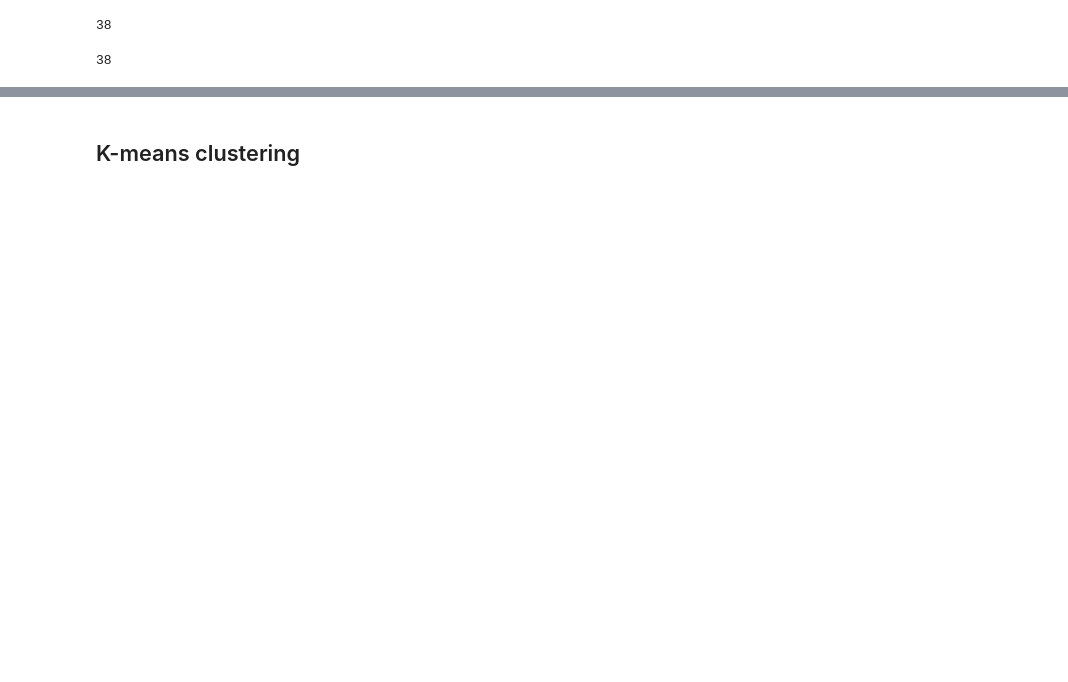
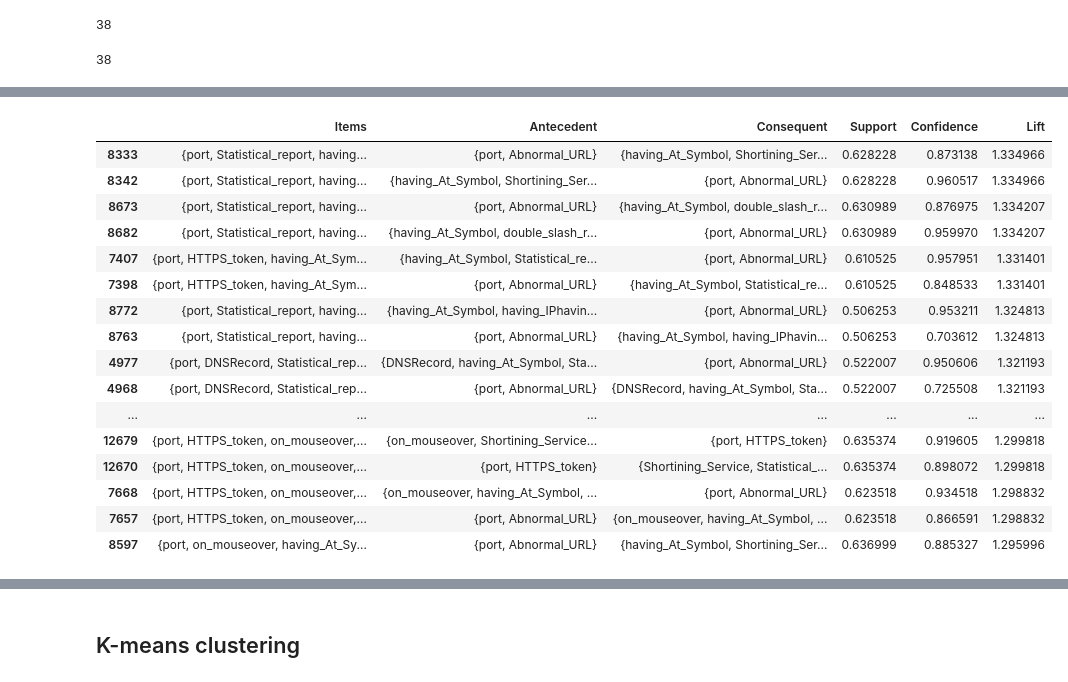
Before and after one commit to youngjai12/Bayesian, a Jupyter notebook: URL_detection.ipynb, the cells around one changed output, grey strips where cells are left out. Drawn from its saved outputs; the diff is of its cells as text; code cells hidden in the pictures; blank space fills up the shorter version.

```diff
--- a/URL_detection.ipynb
+++ b/URL_detection.ipynb
@@ -266,0 +482,5 @@ Google_Index_1. : (0.011725)
+# %%
+benignDf = benignDf.drop(["Result"], axis=1)
+benignDf = benignDf.reset_index(drop=True)
+maliciousDf = maliciousDf.drop(["Result"], axis=1)
+maliciousDf = maliciousDf.reset_index(drop=True)
@@ -283,0 +518,6 @@ benignDf = df[df["Result"] !=-1]
+# %%
+benignRule2 = apriori(assocDf, min_support = 0.01, min_confidence=0.05, min_lift = 2, min_length =2,
+                max_length = 5)
+# %%
+benign2 = list(benignRule2)
+benign2
@@ -283,0 +572,46 @@ benignDf = df[df["Result"] !=-1]
+# %%
+benignTable = pd.DataFrame(columns=('Items','Antecedent','Consequent','Support','Confidence','Lift'))
+
+Support =[]
+Confidence = []
+Lift = []
+Items = []
+Antecedent = []
+Consequent=[]
+
+for RelationRecord in benign2:
+    for ordered_stat in RelationRecord.ordered_statistics:
+        Support.append(RelationRecord.support)
+        Items.append(RelationRecord.items)
+        Antecedent.append(ordered_stat.items_base)
+        Consequent.append(ordered_stat.items_add)
+        Confidence.append(ordered_stat.confidence)
+        Lift.append(ordered_stat.lift)
+
+benignTable['Items'] = list(map(set, Items))
+benignTable['Antecedent'] = list(map(set, Antecedent))
+benignTable['Consequent'] = list(map(set, Consequent))
+benignTable['Support'] = Support
+benignTable['Confidence'] = Confidence
+benignTable['Lift']= Lift
+# %%
+# benignTable
+benignTable.head(30)
+# %% [output]
+|  | Items | Antecedent | Consequent | Support | Confidence | Lift |
+| 8333 | {port, Statistical_report, having... | {port, Abnormal_URL} | {having_At_Symbol, Shortining_Ser... | 0.628228 | 0.873138 | 1.334966 |
+| 8342 | {port, Statistical_report, having... | {having_At_Symbol, Shortining_Ser... | {port, Abnormal_URL} | 0.628228 | 0.960517 | 1.334966 |
+| 8673 | {port, Statistical_report, having... | {port, Abnormal_URL} | {having_At_Symbol, double_slash_r... | 0.630989 | 0.876975 | 1.334207 |
+| 8682 | {port, Statistical_report, having... | {having_At_Symbol, double_slash_r... | {port, Abnormal_URL} | 0.630989 | 0.959970 | 1.334207 |
+| 7407 | {port, HTTPS_token, having_At_Sym... | {having_At_Symbol, Statistical_re... | {port, Abnormal_URL} | 0.610525 | 0.957951 | 1.331401 |
+| 7398 | {port, HTTPS_token, having_At_Sym... | {port, Abnormal_URL} | {having_At_Symbol, Statistical_re... | 0.610525 | 0.848533 | 1.331401 |
+| 8772 | {port, Statistical_report, having... | {having_At_Symbol, having_IPhavin... | {port, Abnormal_URL} | 0.506253 | 0.953211 | 1.324813 |
+| 8763 | {port, Statistical_report, having... | {port, Abnormal_URL} | {having_At_Symbol, having_IPhavin... | 0.506253 | 0.703612 | 1.324813 |
+| 4977 | {port, DNSRecord, Statistical_rep... | {DNSRecord, having_At_Symbol, Sta... | {port, Abnormal_URL} | 0.522007 | 0.950606 | 1.321193 |
+| 4968 | {port, DNSRecord, Statistical_rep... | {port, Abnormal_URL} | {DNSRecord, having_At_Symbol, Sta... | 0.522007 | 0.725508 | 1.321193 |
+| ... | ... | ... | ... | ... | ... | ... |
+| 12679 | {port, HTTPS_token, on_mouseover,... | {on_mouseover, Shortining_Service... | {port, HTTPS_token} | 0.635374 | 0.919605 | 1.299818 |
+| 12670 | {port, HTTPS_token, on_mouseover,... | {port, HTTPS_token} | {Shortining_Service, Statistical_... | 0.635374 | 0.898072 | 1.299818 |
+| 7668 | {port, HTTPS_token, on_mouseover,... | {on_mouseover, having_At_Symbol, ... | {port, Abnormal_URL} | 0.623518 | 0.934518 | 1.298832 |
+| 7657 | {port, HTTPS_token, on_mouseover,... | {port, Abnormal_URL} | {on_mouseover, having_At_Symbol, ... | 0.623518 | 0.866591 | 1.298832 |
+| 8597 | {port, on_mouseover, having_At_Sy... | {port, Abnormal_URL} | {having_At_Symbol, Shortining_Ser... | 0.636999 | 0.885327 | 1.295996 |
```
Also changed, not shown: parts of 46 cells of this notebook.
